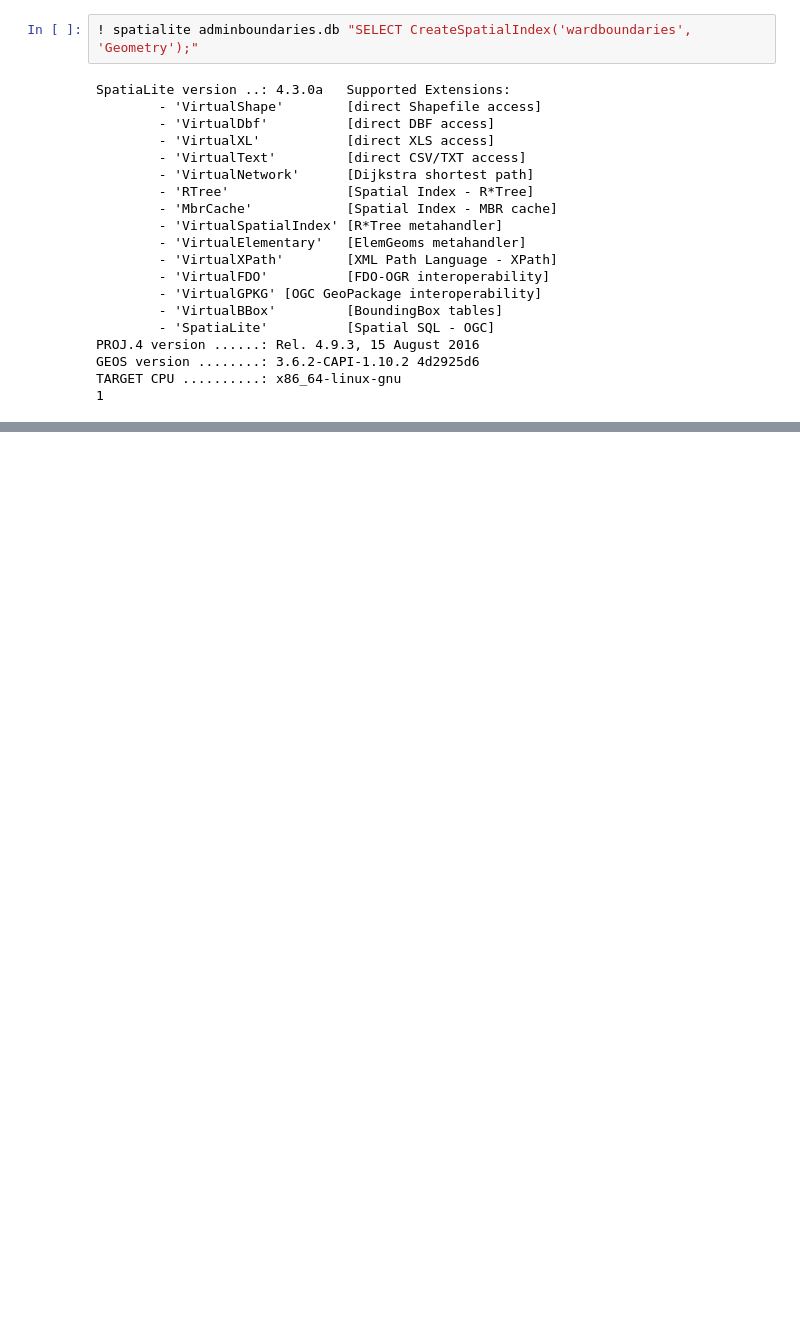
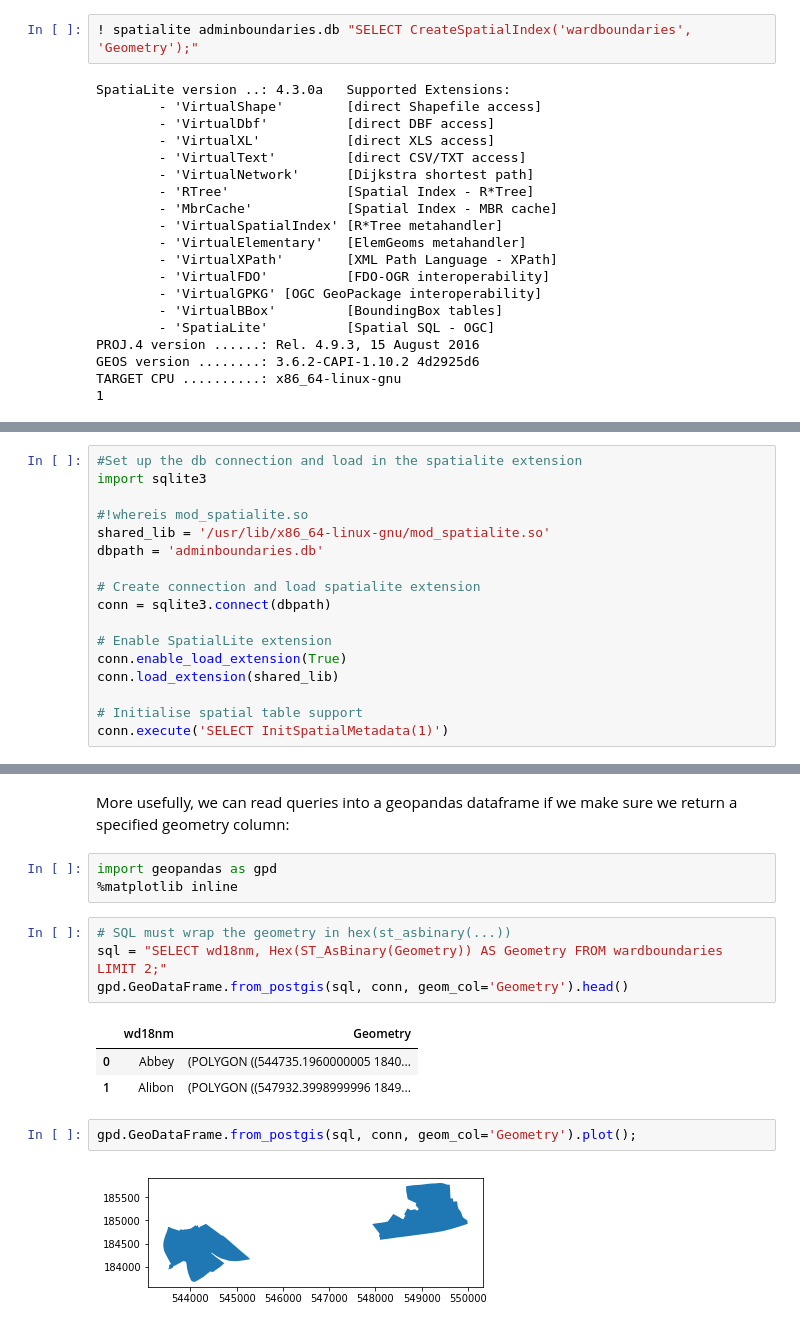
Before and after one commit to isleofdata/geodata, a Jupyter notebook: notebooks/ONS Boundaries.ipynb, the cells around one changed output, grey strips where cells are left out. Cells and saved outputs as stored; diff of their text form; blank space fills up the shorter version.

Commit message:
Add demo of reading from spatialite into geopandas

```diff
--- a/notebooks/ONS Boundaries.ipynb
+++ b/notebooks/ONS Boundaries.ipynb
@@ -72,0 +77,17 @@ TARGET CPU ..........: x86_64-linux-gnu
+# %%
+#Set up the db connection and load in the spatialite extension
+import sqlite3
+
+#!whereis mod_spatialite.so
+shared_lib = '/usr/lib/x86_64-linux-gnu/mod_spatialite.so'
+dbpath = 'adminboundaries.db'
+
+# Create connection and load spatialite extension
+conn = sqlite3.connect(dbpath)
+
+# Enable SpatialLite extension
+conn.enable_load_extension(True)
+conn.load_extension(shared_lib)
+
+# Initialise spatial table support
+conn.execute('SELECT InitSpatialMetadata(1)')
@@ -72,0 +104,17 @@ TARGET CPU ..........: x86_64-linux-gnu
+# %% [markdown]
+More usefully, we can read queries into a geopandas dataframe if we make sure we return a specified geometry column:
+# %%
+import geopandas as gpd
+%matplotlib inline
+# %%
+# SQL must wrap the geometry in hex(st_asbinary(...))
+sql = "SELECT wd18nm, Hex(ST_AsBinary(Geometry)) AS Geometry FROM wardboundaries LIMIT 2;"
+gpd.GeoDataFrame.from_postgis(sql, conn, geom_col='Geometry').head()
+# %% [output]
+|  | wd18nm | Geometry |
+| 0 | Abbey | (POLYGON ((544735.1960000005 1840... |
+| 1 | Alibon | (POLYGON ((547932.3998999996 1849... |
+# %%
+gpd.GeoDataFrame.from_postgis(sql, conn, geom_col='Geometry').plot();
+# %% [output]
+[figure, added]
```
Also changed, not shown: parts of 9 cells of this notebook.
